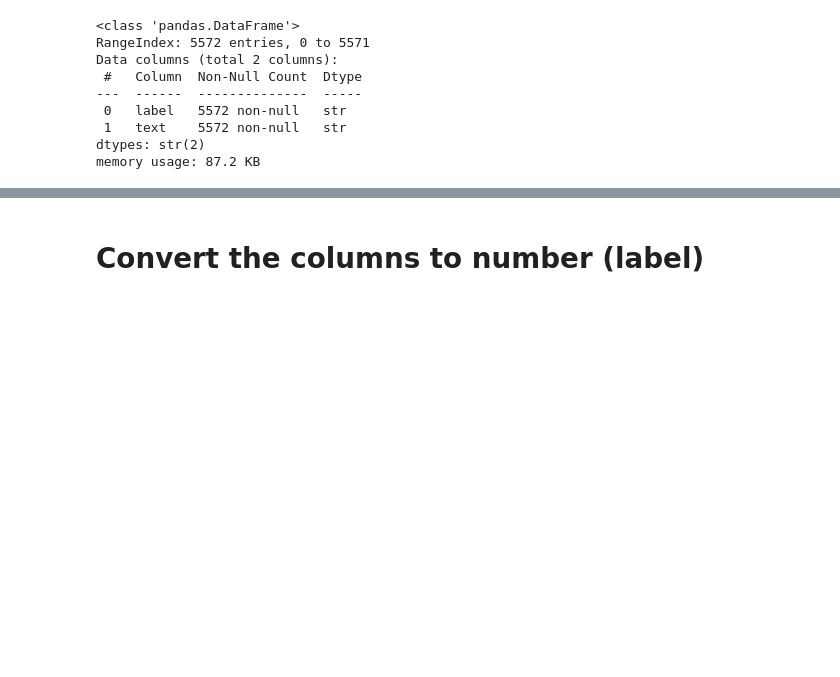
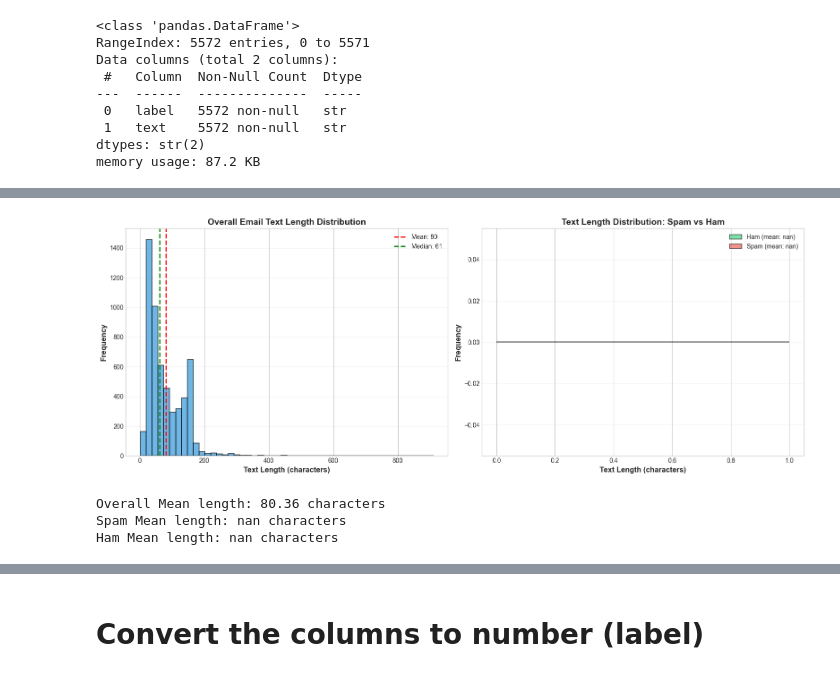
Before and after one commit to BasharShakeeb/Email-Spam-Detection, a Jupyter notebook: code.ipynb, the cells around one changed output, grey strips where cells are left out. Saved outputs shown, nothing was run; the diff lists cells and outputs as text; code cells hidden in the pictures; blank space fills up the shorter version.

```diff
--- a/code.ipynb
+++ b/code.ipynb
@@ -61,0 +99,47 @@ memory usage: 87.2 KB
+# %%
+## Visualization - Text Length Histogram
+import matplotlib.pyplot as plt
+import seaborn as sns
+
+# Calculate text length
+df['text_length'] = df['text'].apply(len)
+
+# Create figure with subplots
+fig, axes = plt.subplots(1, 2, figsize=(16, 6))
+
+# Plot 1: Overall Text Length Distribution
+axes[0].hist(df['text_length'], bins=50, color='#3498db', edgecolor='black', alpha=0.7, linewidth=1.2)
+axes[0].axvline(df['text_length'].mean(), color='red', linestyle='--', linewidth=2, label=f"Mean: {df['text_length'].mean():.0f}")
+axes[0].axvline(df['text_length'].median(), color='green', linestyle='--', linewidth=2, label=f"Median: {df['text_length'].median():.0f}")
+axes[0].set_xlabel('Text Length (characters)', fontsize=12, fontweight='bold')
+axes[0].set_ylabel('Frequency', fontsize=12, fontweight='bold')
+axes[0].set_title('Overall Email Text Length Distribution', fontsize=14, fontweight='bold')
+axes[0].legend(fontsize=10)
+axes[0].grid(axis='y', alpha=0.3)
+
+# Plot 2: Text Length by Spam vs Ham
+colors = {0: '#2ecc71', 1: '#e74c3c'}
+for label, color in colors.items():
+    subset = df[df['label'] == label]
+    label_name = 'Ham' if label == 0 else 'Spam'
+    axes[1].hist(subset['text_length'], bins=50, color=color, edgecolor='black', alpha=0.6,
+                 linewidth=1.2, label=f'{label_name} (mean: {subset["text_length"].mean():.0f})')
+
+axes[1].set_xlabel('Text Length (characters)', fontsize=12, fontweight='bold')
+axes[1].set_ylabel('Frequency', fontsize=12, fontweight='bold')
+axes[1].set_title('Text Length Distribution: Spam vs Ham', fontsize=14, fontweight='bold')
+axes[1].legend(fontsize=10)
+axes[1].grid(axis='y', alpha=0.3)
+
+plt.tight_layout()
+plt.show()
+
+# Print statistics
+print(f"\nOverall Mean length: {df['text_length'].mean():.2f} characters")
+print(f"Spam Mean length: {df[df['label']==1]['text_length'].mean():.2f} characters")
+print(f"Ham Mean length: {df[df['label']==0]['text_length'].mean():.2f} characters")
+# %% [output]
+[figure, added]
+Overall Mean length: 80.36 characters
+Spam Mean length: nan characters
+Ham Mean length: nan characters
```
Also changed, not shown: parts of 9 cells of this notebook, 19 other files.
